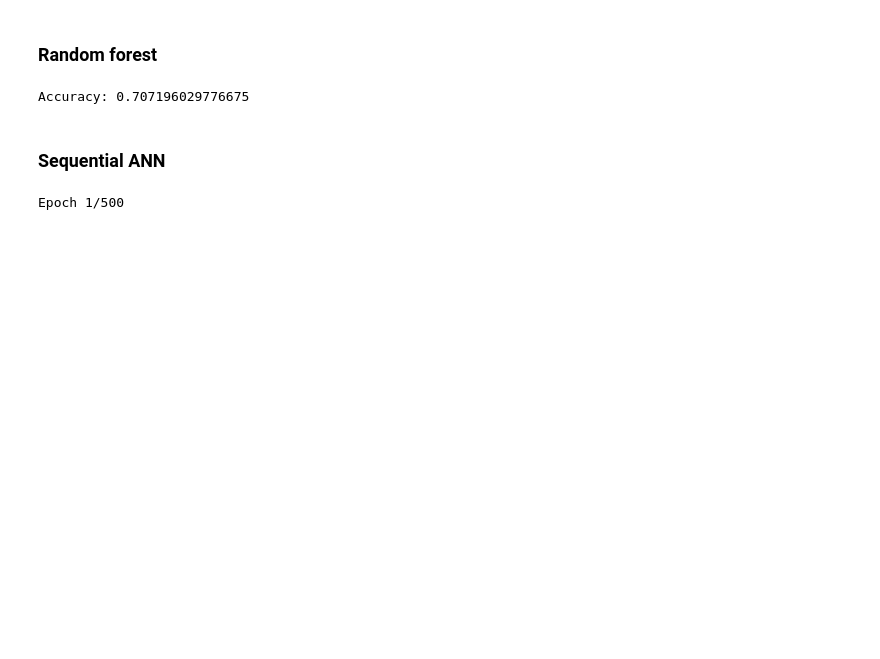
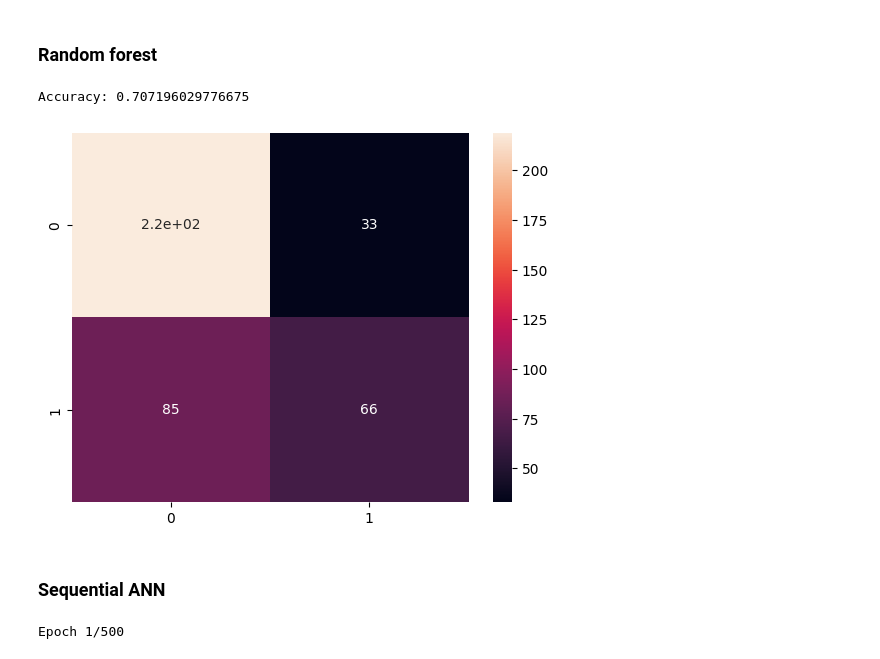
Before and after one commit to Sundaresan-Karunakaran/Data-Analysis-1, a Jupyter notebook: Common Notebook.ipynb, the cells around one changed output. Drawn from its saved outputs; the diff is of its cells as text; code cells hidden in the pictures; blank space fills up the shorter version.

```diff
--- a/Common Notebook.ipynb
+++ b/Common Notebook.ipynb
@@ -379,14 +383,18 @@ Accuracy: 0.6178660049627791
 # %%
 from sklearn.ensemble import RandomForestClassifier
 from sklearn import metrics
 
 
 random_forest = RandomForestClassifier(n_estimators=100, random_state=42)
 random_forest.fit(X_train, y_train)
 y_pred = random_forest.predict(X_test)
-print("Accuracy:", metrics.accuracy_score(y_test, y_pred))
+cnf_matrix = confusion_matrix(y_test,y_pred)
+df_cm = pd.DataFrame(cnf_matrix, [0,1], [0,1])
+sns.heatmap(df_cm, annot=True)
+print("Accuracy:",metrics.accuracy_score(y_test, y_pred))
 # %% [output]
 Accuracy: 0.707196029776675
+[figure, added]
 # %% [markdown]
 ### Sequential ANN
 # %%
```
Also changed, not shown: parts of 3 cells of this notebook.
